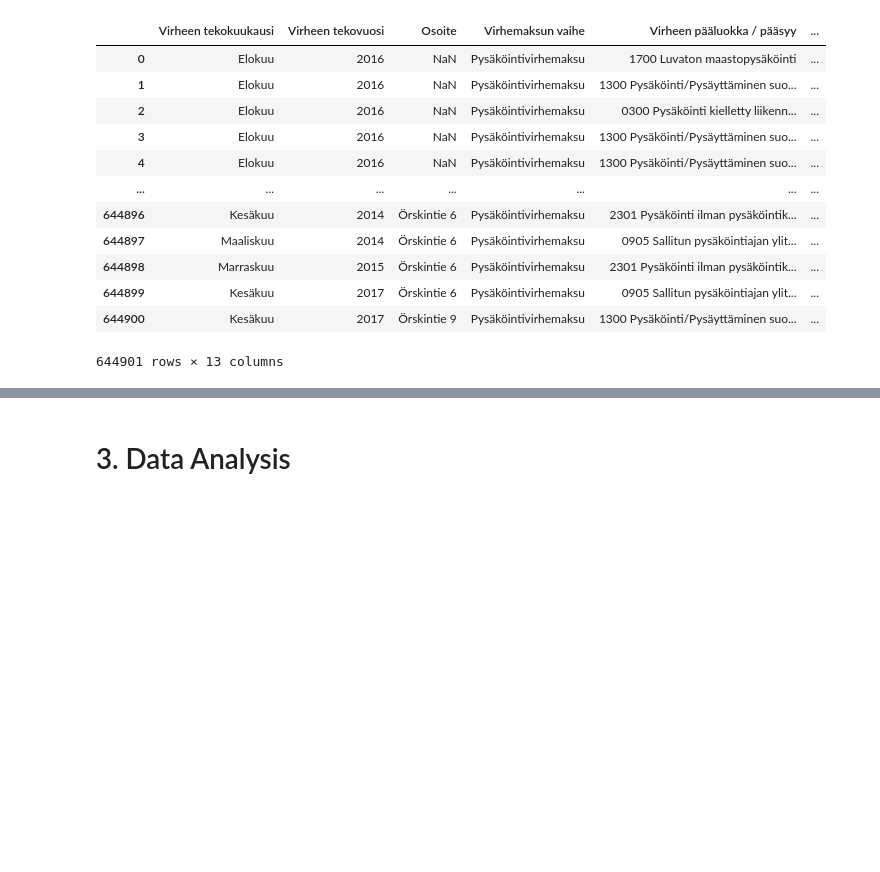
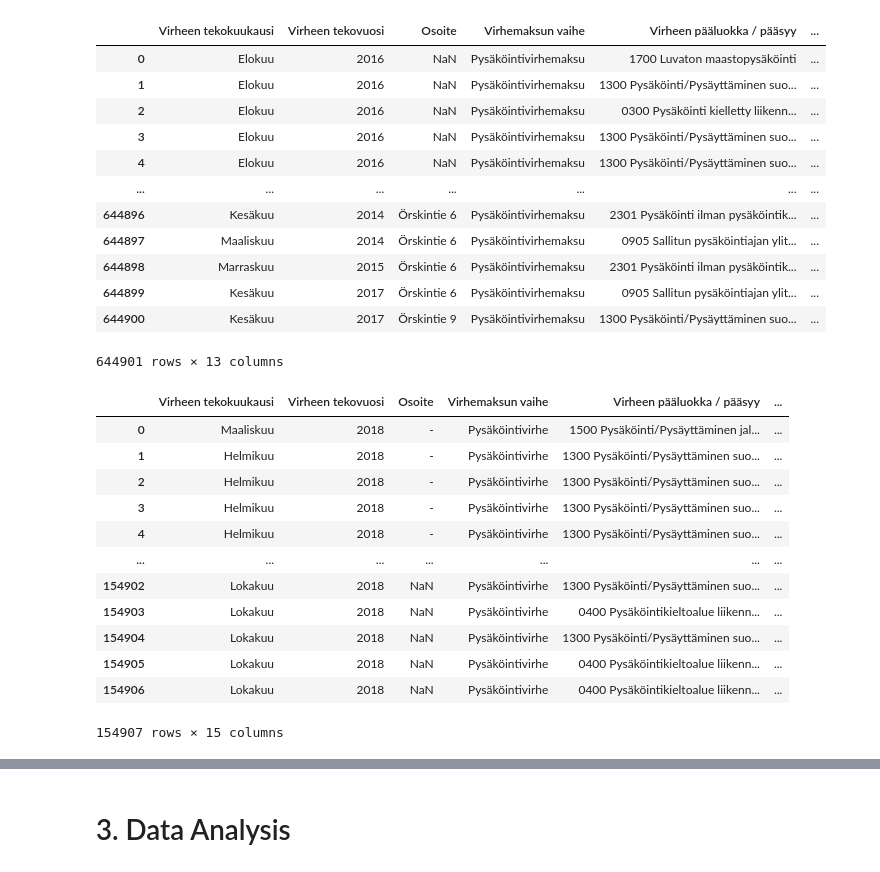
Before and after one commit to Valdde/valdde.github.io, a Jupyter notebook: Final project.ipynb, the cells around one changed output, grey strips where cells are left out. Cells and saved outputs as stored; diff of their text form; code cells hidden in the pictures; blank space fills up the shorter version.

```diff
--- a/Final project.ipynb
+++ b/Final project.ipynb
@@ -26,3 +26,24 @@ data
 | 644899 | Kesäkuu | 2017 | Örskintie 6 | Pysäköintivirhemaksu | 0905 Sallitun pysäköintiajan ylit... | ... |
 | 644900 | Kesäkuu | 2017 | Örskintie 9 | Pysäköintivirhemaksu | 1300 Pysäköinti/Pysäyttäminen suo... | ... |
 644901 rows × 13 columns
+# %%
+data_18 = pd.read_csv(r"C:\Users\valtt\Desktop\Spring 23\02806 Social data analysis and visualization\FinalProject\Pysakointivirheet_2018-.csv", encoding='ISO-8859-1', sep=";") # Load the data
+data_19 = pd.read_csv(r"C:\Users\valtt\Desktop\Spring 23\02806 Social data analysis and visualization\FinalProject\Pysakointivirheet_2019.csv", encoding='ISO-8859-1', sep=";") # Load the data
+data_20 = pd.read_csv(r"C:\Users\valtt\Desktop\Spring 23\02806 Social data analysis and visualization\FinalProject\Pysakointivirheet_2020.csv", encoding='ISO-8859-1', sep=";") # Load the data
+data_21 = pd.read_csv(r"C:\Users\valtt\Desktop\Spring 23\02806 Social data analysis and visualization\FinalProject\Pysakointivirheet_2021.csv", encoding='ISO-8859-1', sep=";") # Load the data
+data_22 = pd.read_csv(r"C:\Users\valtt\Desktop\Spring 23\02806 Social data analysis and visualization\FinalProject\Pysakointivirheet_2022.csv", encoding='ISO-8859-1', sep=";") # Load the data
+data_18
+# %% [output]
+|  | Virheen tekokuukausi | Virheen tekovuosi | Osoite | Virhemaksun vaihe | Virheen pääluokka / pääsyy | ... |
+| 0 | Maaliskuu | 2018 | - | Pysäköintivirhe | 1500 Pysäköinti/Pysäyttäminen jal... | ... |
+| 1 | Helmikuu | 2018 | - | Pysäköintivirhe | 1300 Pysäköinti/Pysäyttäminen suo... | ... |
+| 2 | Helmikuu | 2018 | - | Pysäköintivirhe | 1300 Pysäköinti/Pysäyttäminen suo... | ... |
+| 3 | Helmikuu | 2018 | - | Pysäköintivirhe | 1300 Pysäköinti/Pysäyttäminen suo... | ... |
+| 4 | Helmikuu | 2018 | - | Pysäköintivirhe | 1300 Pysäköinti/Pysäyttäminen suo... | ... |
+| ... | ... | ... | ... | ... | ... | ... |
+| 154902 | Lokakuu | 2018 | NaN | Pysäköintivirhe | 1300 Pysäköinti/Pysäyttäminen suo... | ... |
+| 154903 | Lokakuu | 2018 | NaN | Pysäköintivirhe | 0400 Pysäköintikieltoalue liikenn... | ... |
+| 154904 | Lokakuu | 2018 | NaN | Pysäköintivirhe | 1300 Pysäköinti/Pysäyttäminen suo... | ... |
+| 154905 | Lokakuu | 2018 | NaN | Pysäköintivirhe | 0400 Pysäköintikieltoalue liikenn... | ... |
+| 154906 | Lokakuu | 2018 | NaN | Pysäköintivirhe | 0400 Pysäköintikieltoalue liikenn... | ... |
+154907 rows × 15 columns
```
Also changed, not shown: parts of 8 cells of this notebook.
